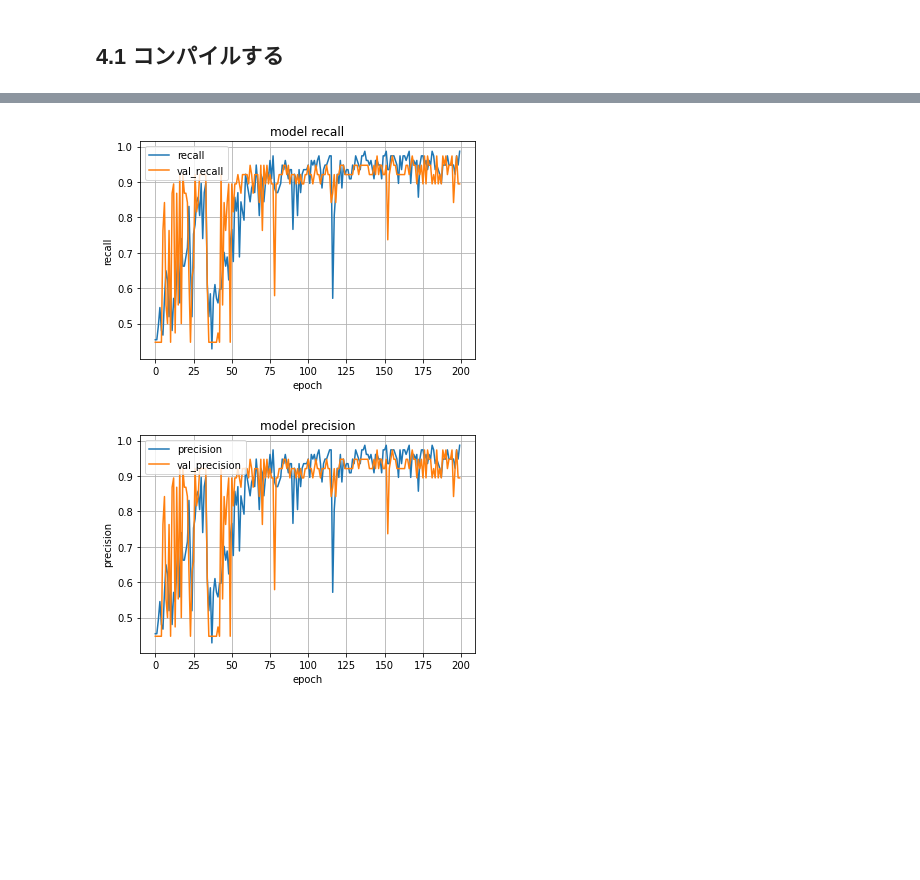
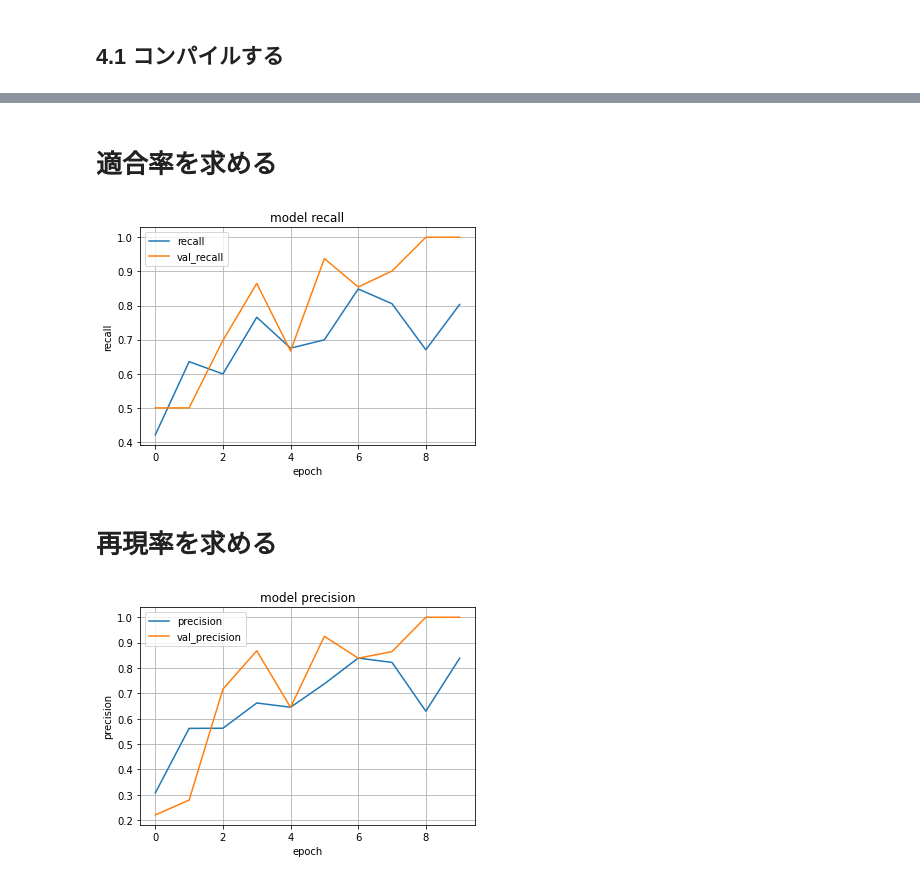
Before and after one commit to MORIMOTO520212/sas-cnn, a Jupyter notebook: cnn.ipynb, the cells around one changed output, grey strips where cells are left out. Saved outputs shown, nothing was run; the diff lists cells and outputs as text; code cells hidden in the pictures; blank space fills up the shorter version.

```diff
--- a/cnn.ipynb
+++ b/cnn.ipynb
@@ -78,14 +86,47 @@ model.add(Dense(2)) # クラスは2個
 model.add(Activation('softmax'))
 # %% [markdown]
 ## 4.1 コンパイルする
+# %%
+def normalize_y_pred(y_pred):
+    return K.one_hot(K.argmax(y_pred), y_pred.shape[-1])
+
+def class_true_positive(class_label, y_true, y_pred):
+    y_pred = normalize_y_pred(y_pred)
+    return K.cast(K.equal(y_true[:, class_label] + y_pred[:, class_label], 2),
+                  K.floatx())
+
+def true_positive(y_true, y_pred):
+    y_pred = normalize_y_pred(y_pred)
+    return K.cast(K.equal(y_true + y_pred, 2),
+                  K.floatx())
+
+# Precision (Macro)
+def class_precision(class_label, y_true, y_pred):
+    y_pred = normalize_y_pred(y_pred)
+    return K.sum(class_true_positive(class_label, y_true, y_pred)) / (K.sum(y_pred[:, class_label]) + K.epsilon())
+
+def macro_precision(y_true, y_pred):
+    class_count = y_pred.shape[-1]
+    return K.sum([class_precision(i, y_true, y_pred) for i in range(class_count)]) \
+           / K.cast(class_count, K.floatx())
+
+# Recall (Macro)
+def class_recall(class_label, y_true, y_pred):
+    return K.sum(class_true_positive(class_label, y_true, y_pred)) / (K.sum(y_true[:, class_label]) + K.epsilon())
+
+def macro_recall(y_true, y_pred):
+    class_count = y_pred.shape[-1]
+    return K.sum([class_recall(i, y_true, y_pred) for i in range(class_count)]) \
+           / K.cast(class_count, K.floatx())
 # %%
-# コンパイル
 model.compile(loss="categorical_crossentropy",
             optimizer="SGD",
             metrics=[
                 "accuracy",
-                keras.metrics.Recall(),
-                keras.metrics.Precision()
+                #keras.metrics.Recall(),
+                #keras.metrics.Precision()
+                macro_precision,
+                macro_recall
             ])
 
 model.summary()
@@ -110,5 +151,5 @@ _________________________________________________________________
 # %%
 # 学習する 出力はなしで設定(verbose=0)
 # epochs - 学習回数
-history = model.fit(train_images, train_labels, batch_size=10, epochs=200, validation_data=(test_images, test_labels))
+history = model.fit(train_images, train_labels_oh, batch_size=5, epochs=10, validation_data=(test_images, test_labels_oh))
 # %% [output]
@@ -161,7 +205,9 @@ plt.show()
+# %% [markdown]
+# 適合率を求める
 # %%
 # 適合率の算出（予測したもののうち、実際のものと正しく予測できた割合）
-plt.plot(history.history["recall"])
-plt.plot(history.history["val_recall"])
+plt.plot(history.history["macro_recall"])
+plt.plot(history.history["val_macro_recall"])
 plt.title('model recall')
 plt.ylabel('recall')
 plt.xlabel('epoch')
@@ -169,19 +215,21 @@ plt.legend(['recall', 'val_recall'], loc='upper left')
 plt.grid(True)
 plt.show()
 # %% [output]
-[figure, old version]
+[figure, new version]
+# %% [markdown]
+# 再現率を求める
 # %%
 # 再現率の算出（実際のもののうち、正しく予測できた割合）
-plt.plot(history.history["precision"])
-plt.plot(history.history["val_precision"])
+plt.plot(history.history["macro_precision"])
+plt.plot(history.history["val_macro_precision"])
 plt.title('model precision')
 plt.ylabel('precision')
 plt.xlabel('epoch')
 plt.legend(['precision', 'val_precision'], loc='upper left')
 plt.grid(True)
 plt.show()
 # %% [output]
-[figure, old version]
+[figure, new version]
 # %%
 # 正解率の評価
 test_loss, test_acc = model.evaluate(test_images, test_labels, verbose=2)
```
Also changed, not shown: parts of 14 cells of this notebook, 2 other files.
